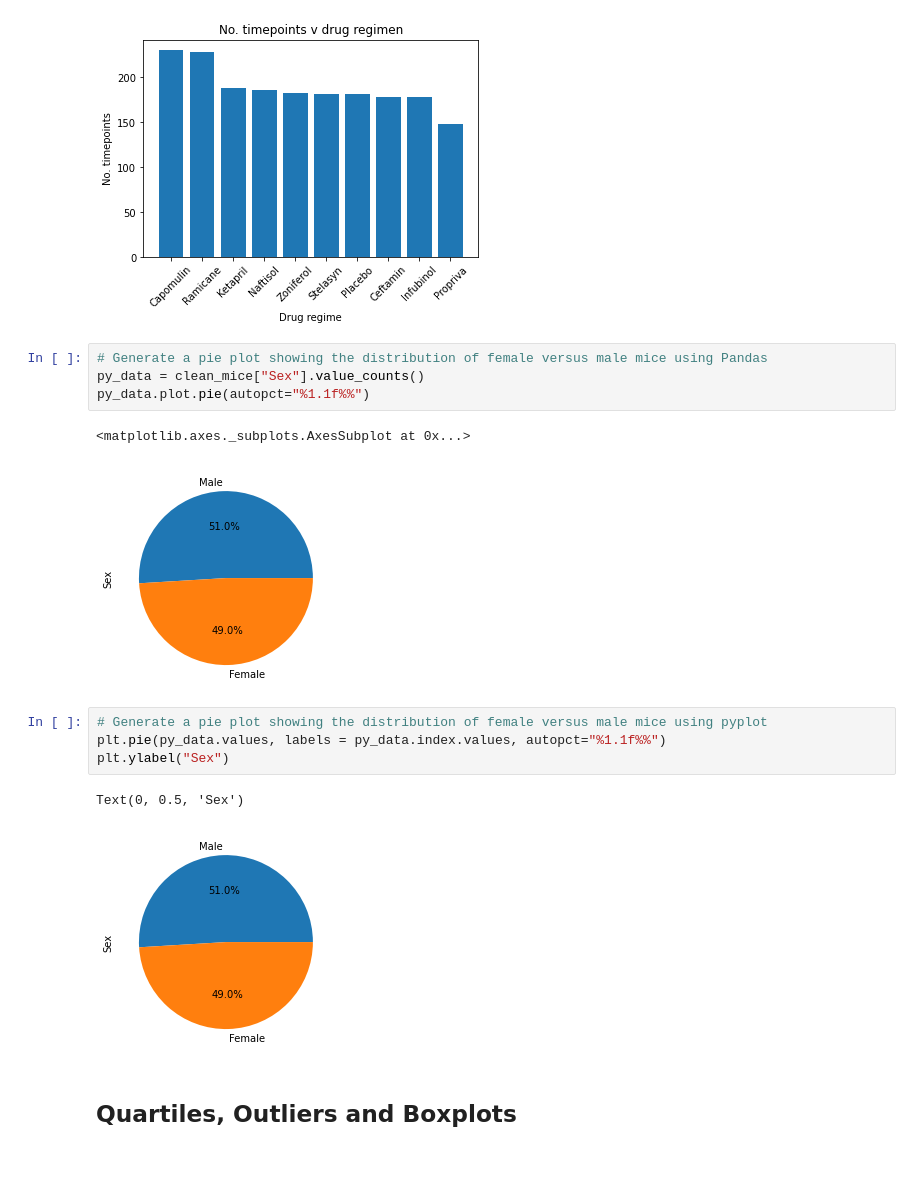
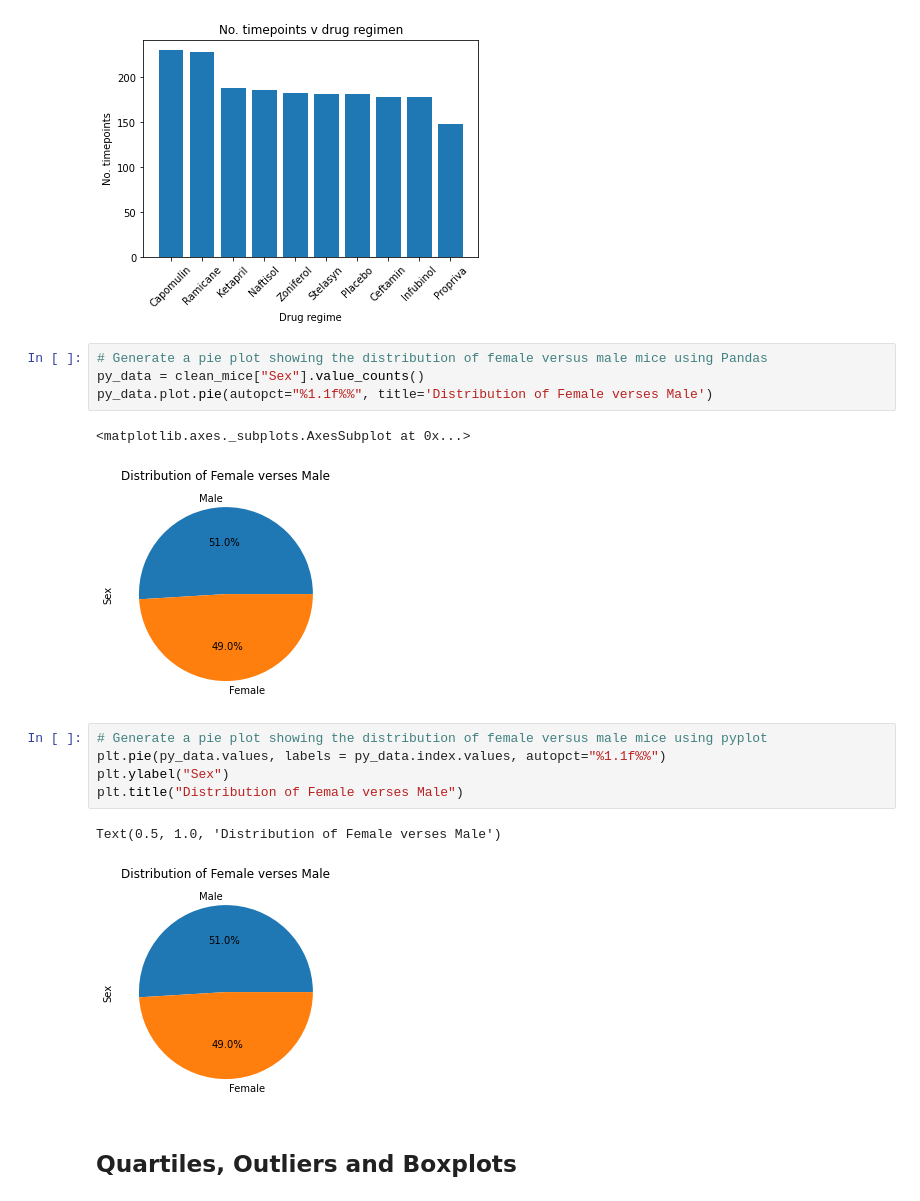
Before and after one commit to Nat-Manahan/Matplotlib-challenge, a Jupyter notebook: pymaceuticals_starter.ipynb, the cells around one changed output. Drawn from its saved outputs; the diff is of its cells as text; blank space fills up the shorter version.

```diff
--- a/pymaceuticals_starter.ipynb
+++ b/pymaceuticals_starter.ipynb
@@ -182,17 +183,18 @@ plt.xticks(rotation=45)
 # %%
 # Generate a pie plot showing the distribution of female versus male mice using Pandas
 py_data = clean_mice["Sex"].value_counts()
-py_data.plot.pie(autopct="%1.1f%%")
+py_data.plot.pie(autopct="%1.1f%%", title='Distribution of Female verses Male')
 # %% [output]
 <matplotlib.axes._subplots.AxesSubplot at 0x...>
-[figure, old version]
+[figure, new version]
 # %%
 # Generate a pie plot showing the distribution of female versus male mice using pyplot
 plt.pie(py_data.values, labels = py_data.index.values, autopct="%1.1f%%")
 plt.ylabel("Sex")
+plt.title("Distribution of Female verses Male")
 # %% [output]
-Text(0, 0.5, 'Sex')
+Text(0.5, 1.0, 'Distribution of Female verses Male')
-[figure, old version]
+[figure, new version]
 # %% [markdown]
 ## Quartiles, Outliers and Boxplots
 # %%
```
Also changed, not shown: parts of 13 cells of this notebook.
